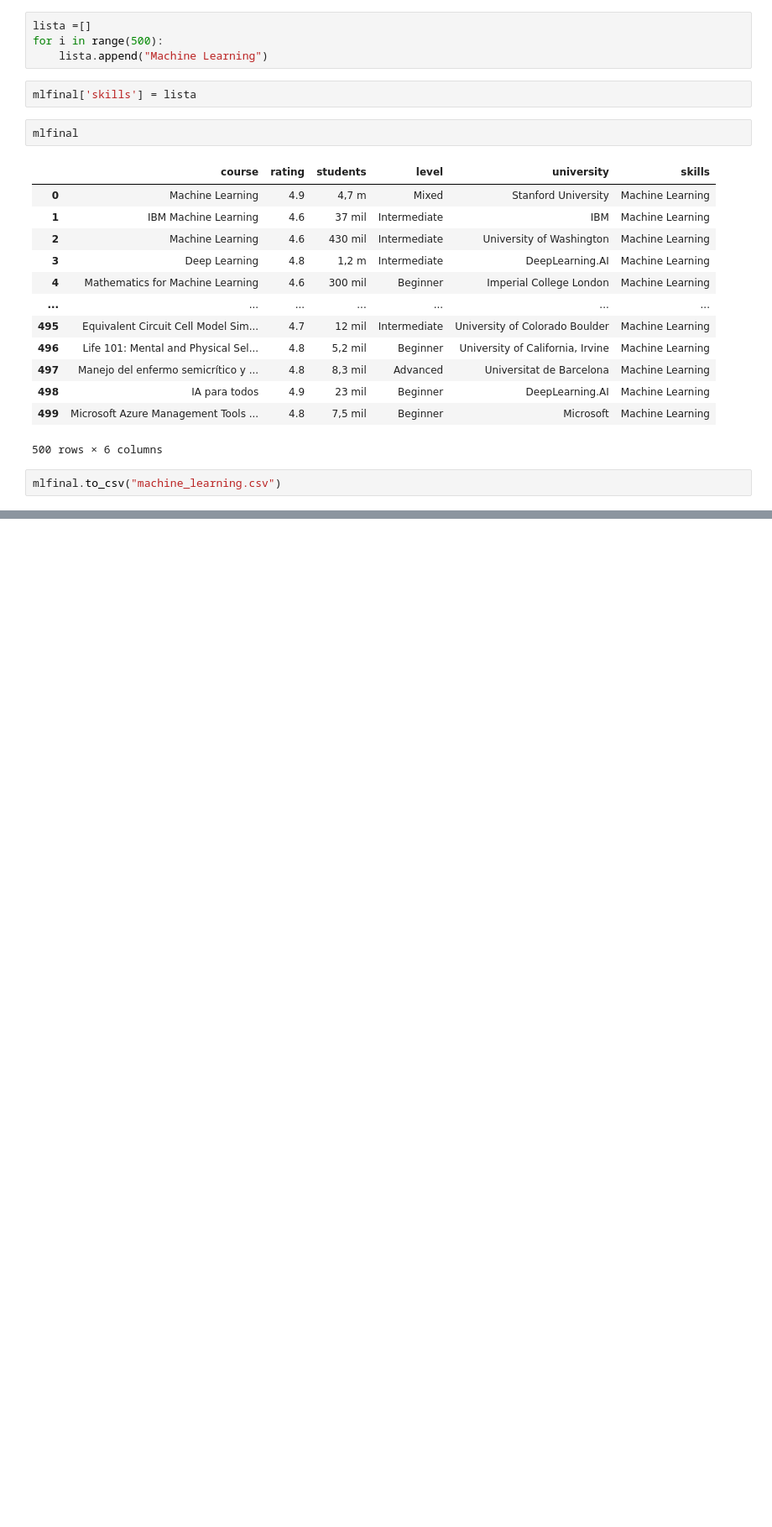
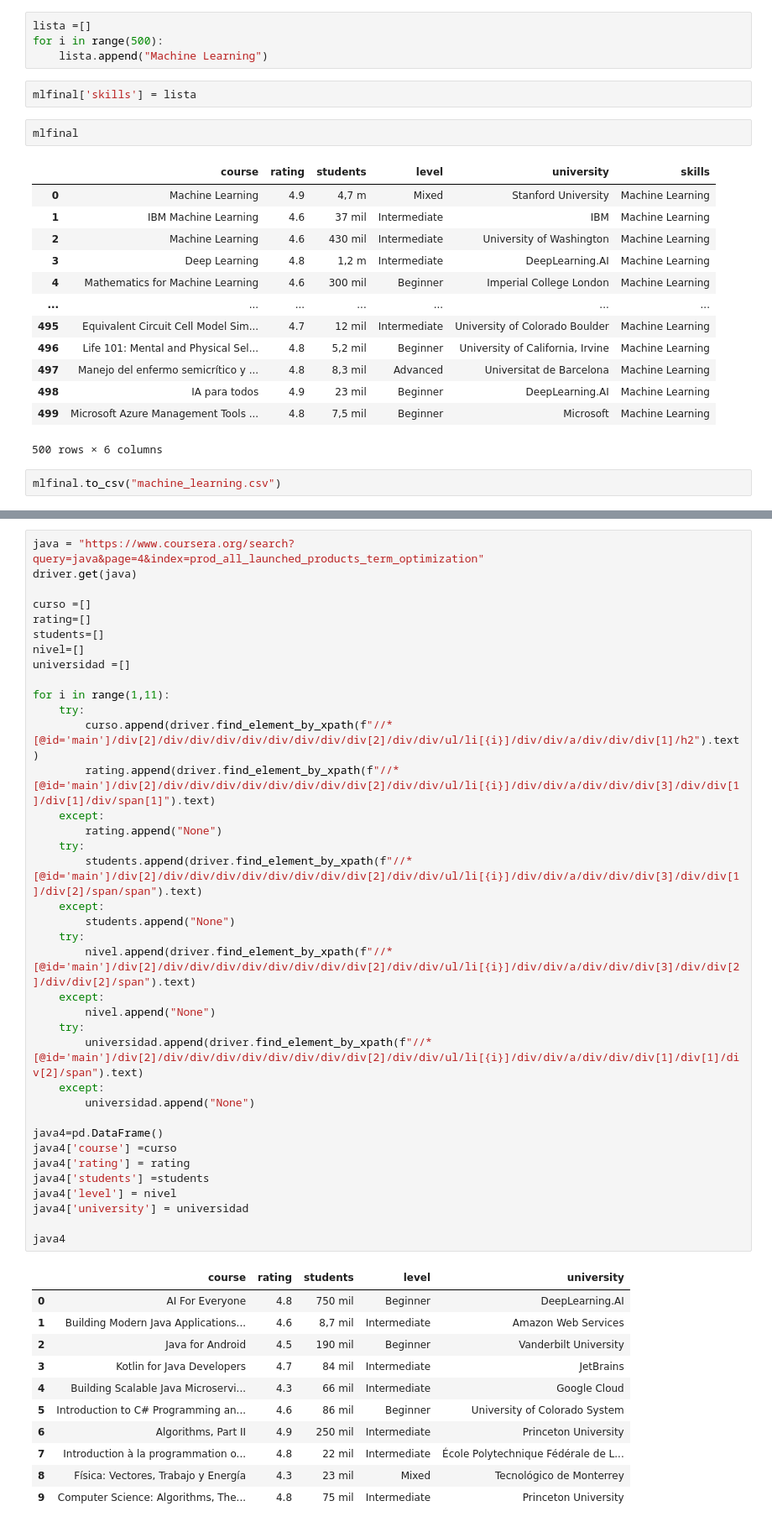
Before and after one commit to jesuschao/Coursera_Project, a Jupyter notebook: 0_Scrapping.ipynb, the cells around one changed output, grey strips where cells are left out. Shown at 84% size. Saved outputs shown, nothing was run; the diff lists cells and outputs as text; blank space fills up the shorter version.

```diff
--- a/0_Scrapping.ipynb
+++ b/0_Scrapping.ipynb
@@ -6565,0 +6715,49 @@ mlfinal.to_csv("machine_learning.csv")
+# %%
+java = "https://www.coursera.org/search?query=java&page=4&index=prod_all_launched_products_term_optimization"
+driver.get(java)
+
+curso =[]
+rating=[]
+students=[]
+nivel=[]
+universidad =[]
+
+for i in range(1,11):
+    try:
+        curso.append(driver.find_element_by_xpath(f"//*[@id='main']/div[2]/div/div/div/div/div/div/div/div[2]/div/div/ul/li[{i}]/div/div/a/div/div/div[1]/h2").text)
+        rating.append(driver.find_element_by_xpath(f"//*[@id='main']/div[2]/div/div/div/div/div/div/div/div[2]/div/div/ul/li[{i}]/div/div/a/div/div/div[3]/div/div[1]/div[1]/div/span[1]").text)
+    except:
+        rating.append("None")
+    try:
+        students.append(driver.find_element_by_xpath(f"//*[@id='main']/div[2]/div/div/div/div/div/div/div/div[2]/div/div/ul/li[{i}]/div/div/a/div/div/div[3]/div/div[1]/div[2]/span/span").text)
+    except:
+        students.append("None")
+    try:
+        nivel.append(driver.find_element_by_xpath(f"//*[@id='main']/div[2]/div/div/div/div/div/div/div/div[2]/div/div/ul/li[{i}]/div/div/a/div/div/div[3]/div/div[2]/div/div[2]/span").text)
+    except:
+        nivel.append("None")
+    try:
+        universidad.append(driver.find_element_by_xpath(f"//*[@id='main']/div[2]/div/div/div/div/div/div/div/div[2]/div/div/ul/li[{i}]/div/div/a/div/div/div[1]/div[1]/div[2]/span").text)
+    except:
+        universidad.append("None")
+
+java4=pd.DataFrame()
+java4['course'] =curso
+java4['rating'] = rating
+java4['students'] =students
+java4['level'] = nivel
+java4['university'] = universidad
+
+java4
+# %% [output]
+|  | course | rating | students | level | university |
+| 0 | AI For Everyone | 4.8 | 750 mil | Beginner | DeepLearning.AI |
+| 1 | Building Modern Java Applications... | 4.6 | 8,7 mil | Intermediate | Amazon Web Services |
+| 2 | Java for Android | 4.5 | 190 mil | Beginner | Vanderbilt University |
+| 3 | Kotlin for Java Developers | 4.7 | 84 mil | Intermediate | JetBrains |
+| 4 | Building Scalable Java Microservi... | 4.3 | 66 mil | Intermediate | Google Cloud |
+| 5 | Introduction to C# Programming an... | 4.6 | 86 mil | Beginner | University of Colorado System |
+| 6 | Algorithms, Part II | 4.9 | 250 mil | Intermediate | Princeton University |
+| 7 | Introduction à la programmation o... | 4.8 | 22 mil | Intermediate | École Polytechnique Fédérale de L... |
+| 8 | Física: Vectores, Trabajo y Energía | 4.3 | 23 mil | Mixed | Tecnológico de Monterrey |
+| 9 | Computer Science: Algorithms, The... | 4.8 | 75 mil | Intermediate | Princeton University |
```
Also changed, not shown: parts of 52 cells of this notebook, 3 other files.
